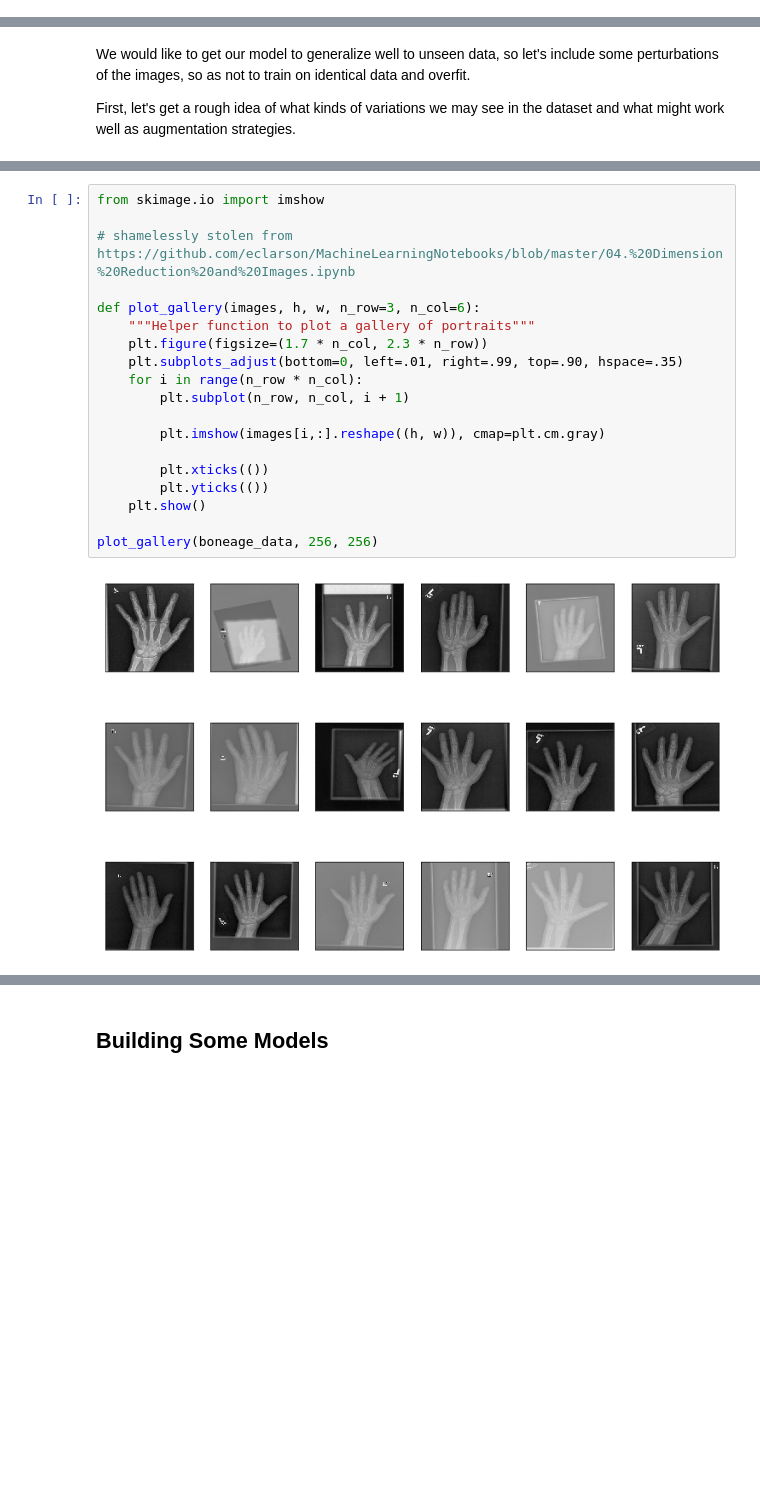
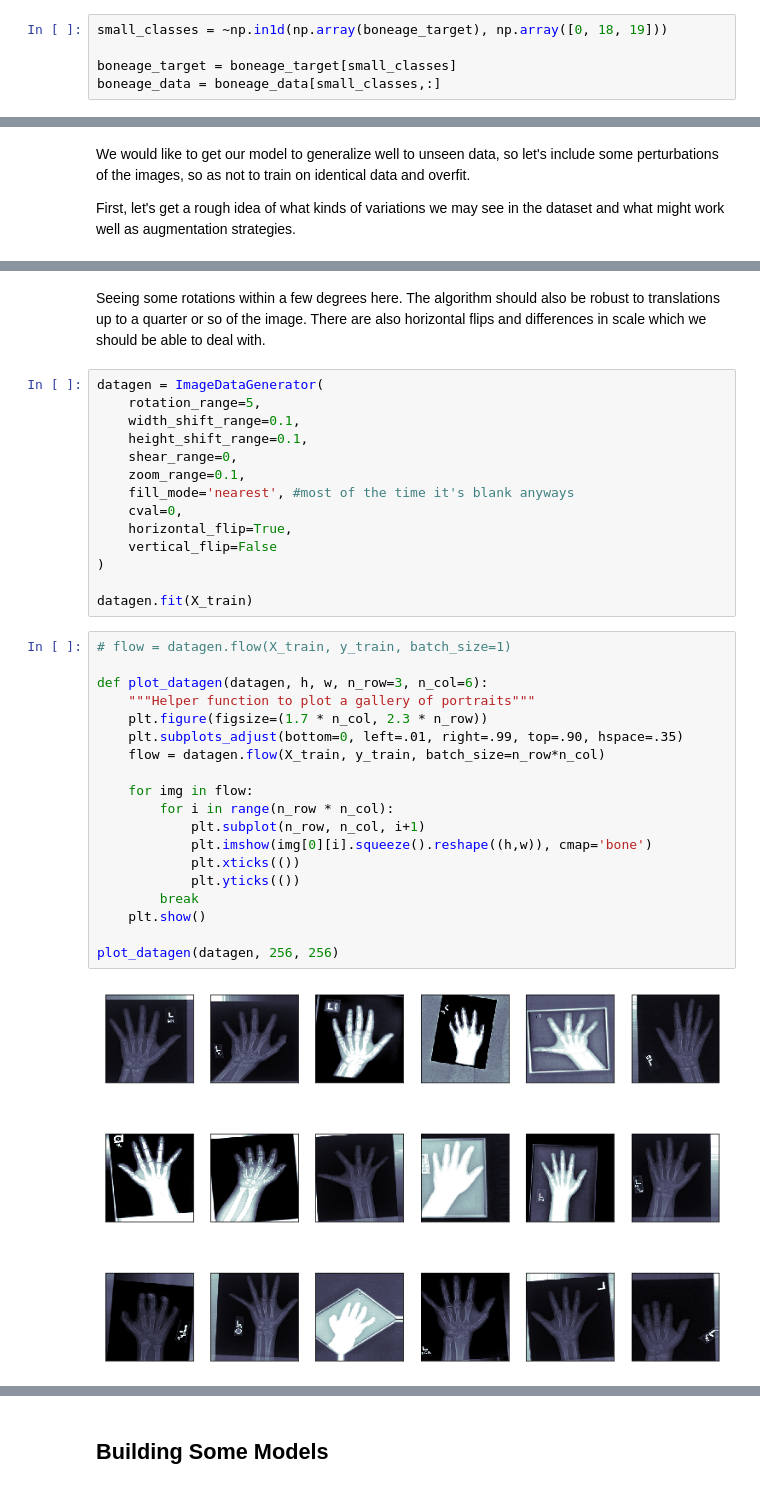
Before and after one commit to ariakoehler/rsna-convolutional-neural-networks, a Jupyter notebook: notebooks/boneage-cnn.ipynb, the cells around one changed output, grey strips where cells are left out. Drawn from its saved outputs; the diff is of its cells as text; blank space fills up the shorter version.

```diff
--- a/notebooks/boneage-cnn.ipynb
+++ b/notebooks/boneage-cnn.ipynb
@@ -58,0 +57,5 @@ So, we have 20 "classes." One could argue that they would be better served as a
+# %%
+small_classes = ~np.in1d(np.array(boneage_target), np.array([0, 18, 19]))
+
+boneage_target = boneage_target[small_classes]
+boneage_data = boneage_data[small_classes,:]
@@ -108,21 +144,37 @@ First, let's get a rough idea of what kinds of variations we may see in the data
+# %% [markdown]
+Seeing some rotations within a few degrees here. The algorithm should also be robust to translations up to a quarter or so of the image. There are also horizontal flips and differences in scale which we should be able to deal with.
+# %%
+datagen = ImageDataGenerator(
+    rotation_range=5,
+    width_shift_range=0.1,
+    height_shift_range=0.1,
+    shear_range=0,
+    zoom_range=0.1,
+    fill_mode='nearest', #most of the time it's blank anyways
+    cval=0,
+    horizontal_flip=True,
+    vertical_flip=False
+)
+
+datagen.fit(X_train)
 # %%
-from skimage.io import imshow
+# flow = datagen.flow(X_train, y_train, batch_size=1)
 
-# shamelessly stolen from https://github.com/eclarson/MachineLearningNotebooks/blob/master/04.%20Dimension%20Reduction%20and%20Images.ipynb
-
-def plot_gallery(images, h, w, n_row=3, n_col=6):
+def plot_datagen(datagen, h, w, n_row=3, n_col=6):
     """Helper function to plot a gallery of portraits"""
     plt.figure(figsize=(1.7 * n_col, 2.3 * n_row))
     plt.subplots_adjust(bottom=0, left=.01, right=.99, top=.90, hspace=.35)
-    for i in range(n_row * n_col):
-        plt.subplot(n_row, n_col, i + 1)
+    flow = datagen.flow(X_train, y_train, batch_size=n_row*n_col)
 
-        plt.imshow(images[i,:].reshape((h, w)), cmap=plt.cm.gray)
-
-        plt.xticks(())
-        plt.yticks(())
+    for img in flow:
+        for i in range(n_row * n_col):
+            plt.subplot(n_row, n_col, i+1)
+            plt.imshow(img[0][i].squeeze().reshape((h,w)), cmap='bone')
+            plt.xticks(())
+            plt.yticks(())
+        break
     plt.show()
 
-plot_gallery(boneage_data, 256, 256)
+plot_datagen(datagen, 256, 256)
 # %% [output]
-[figure, old version]
+[figure, new version]
```
Also changed, not shown: parts of 28 cells of this notebook.
